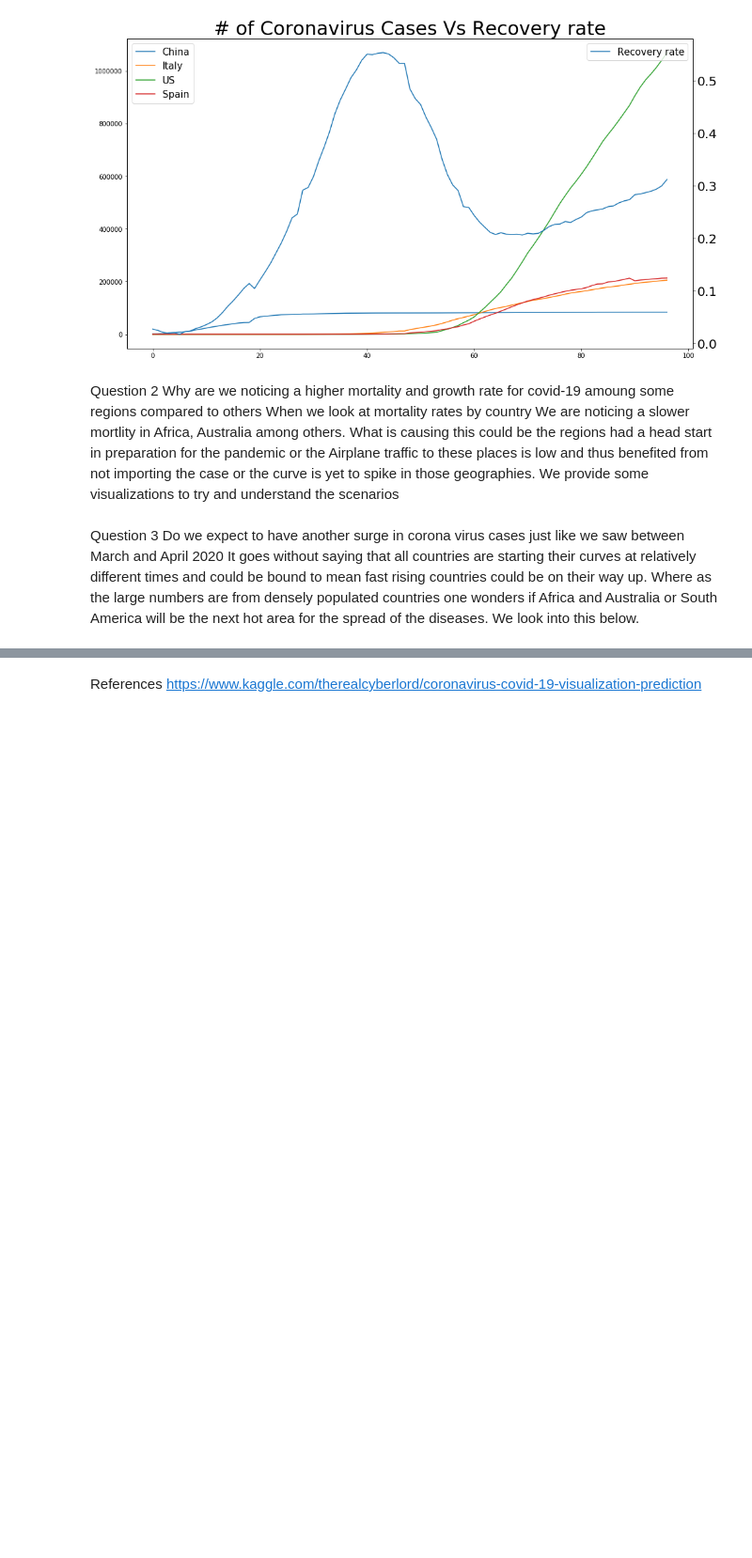
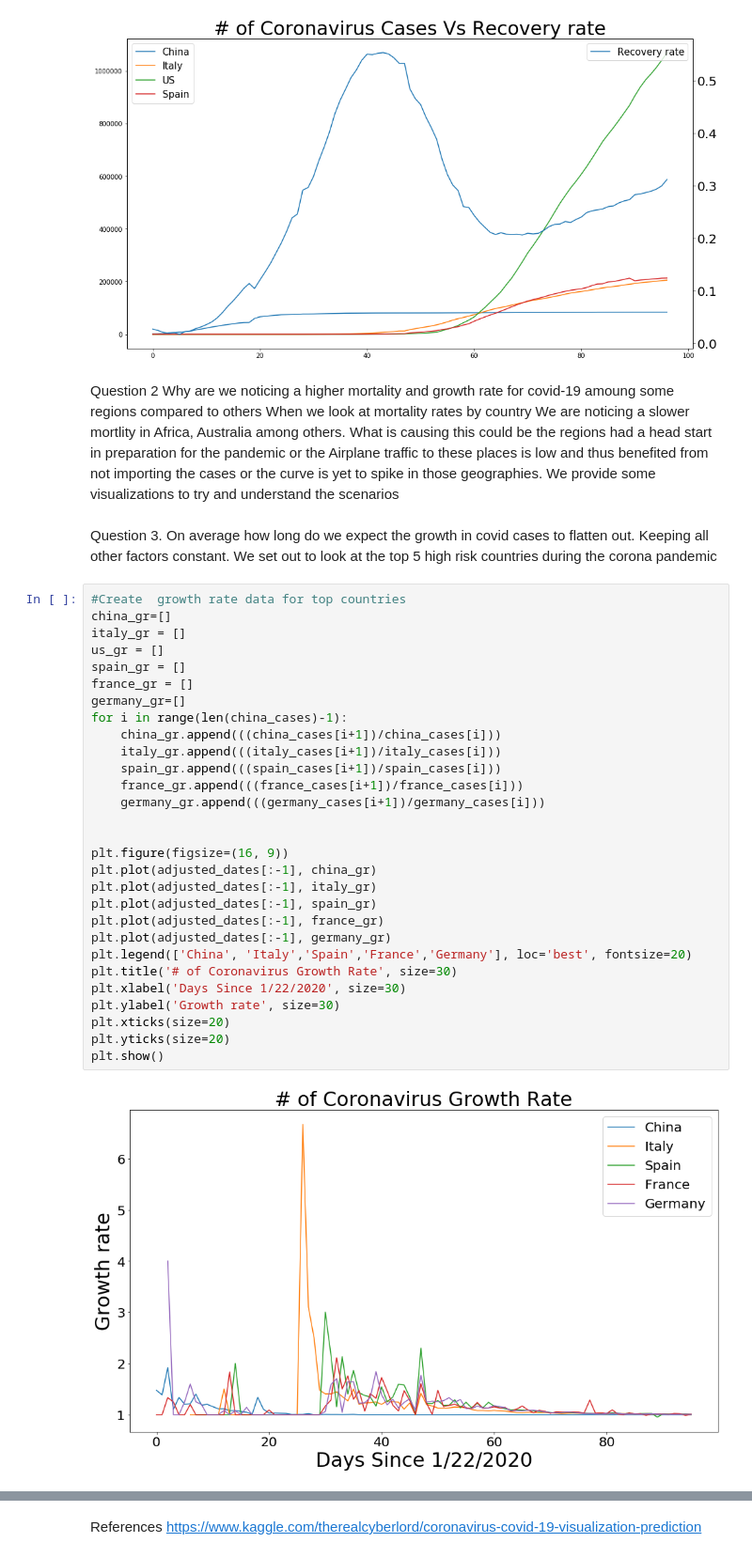
Before and after one commit to ussozi/data_insights_Covid19-Analysis, a Jupyter notebook: Covid 19 Analysis.ipynb, the cells around one changed output, grey strips where cells are left out. Shown at 94% size. Cells and saved outputs as stored; diff of their text form; blank space fills up the shorter version.

```diff
--- a/Covid 19 Analysis.ipynb
+++ b/Covid 19 Analysis.ipynb
@@ -324,9 +322,38 @@ plt.show()
 # %% [markdown]
 Question 2
 Why are we noticing a higher mortality and growth rate for covid-19 amoung some regions compared to others
-When we look at mortality rates by country We are noticing a slower mortlity in Africa, Australia among others. What is causing this could be the regions had a head start in preparation for the pandemic or the Airplane traffic to these places is low and thus benefited from not importing the case or the curve is yet to spike in those geographies. We provide some visualizations to try and understand the scenarios
+When we look at mortality rates by country We are noticing a slower mortlity in Africa, Australia among others. What is causing this could be the regions had a head start in preparation for the pandemic or the Airplane traffic to these places is low and thus benefited from not importing the cases or the curve is yet to spike in those geographies. We provide some visualizations to try and understand the scenarios
-# %% [markdown]
-Question 3
-Do we expect to have another surge in corona virus cases just like we saw between March and April 2020
-It goes without saying that all countries are starting their curves at relatively different times and could be bound to mean fast rising countries could be on their way up.
-Where as the large numbers are from densely populated countries one wonders if Africa and Australia or South America will be the next hot area for the spread of the diseases. We look into this below.
+# %% [markdown]
+Question 3. On average how long do we expect the growth in covid cases to flatten out. Keeping all other factors constant.
+We set out to look at the top 5 high risk countries during the corona pandemic
+# %%
+#Create  growth rate data for top countries
+china_gr=[]
+italy_gr = []
+us_gr = []
+spain_gr = []
+france_gr = []
+germany_gr=[]
+for i in range(len(china_cases)-1):
+    china_gr.append(((china_cases[i+1])/china_cases[i]))
+    italy_gr.append(((italy_cases[i+1])/italy_cases[i]))
+    spain_gr.append(((spain_cases[i+1])/spain_cases[i]))
+    france_gr.append(((france_cases[i+1])/france_cases[i]))
+    germany_gr.append(((germany_cases[i+1])/germany_cases[i]))
+
+
+plt.figure(figsize=(16, 9))
+plt.plot(adjusted_dates[:-1], china_gr)
+plt.plot(adjusted_dates[:-1], italy_gr)
+plt.plot(adjusted_dates[:-1], spain_gr)
+plt.plot(adjusted_dates[:-1], france_gr)
+plt.plot(adjusted_dates[:-1], germany_gr)
+plt.legend(['China', 'Italy','Spain','France','Germany'], loc='best', fontsize=20)
+plt.title('# of Coronavirus Growth Rate', size=30)
+plt.xlabel('Days Since 1/22/2020', size=30)
+plt.ylabel('Growth rate', size=30)
+plt.xticks(size=20)
+plt.yticks(size=20)
+plt.show()
+# %% [output]
+[figure, added]
```
Also changed, not shown: parts of 2 cells of this notebook.
